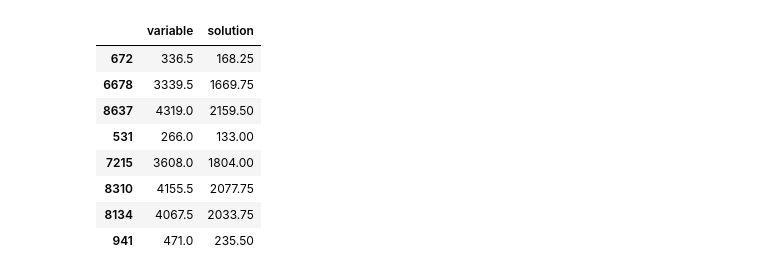
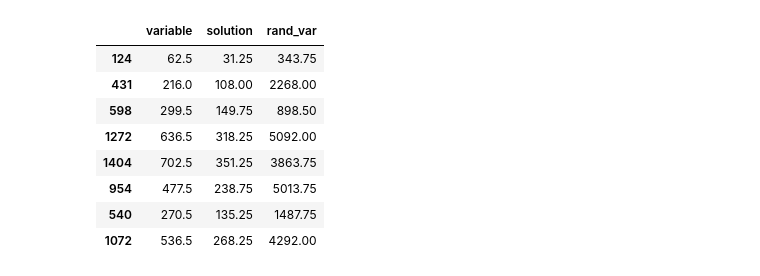
Before and after one commit to wonderbug2020/Synthetic_Data_Creation, a Jupyter notebook: Simple_Linear.ipynb, the cells around one changed output. Saved outputs shown, nothing was run; the diff lists cells and outputs as text; code cells hidden in the pictures.

Commit message:
first randomization attempted

```diff
--- a/Simple_Linear.ipynb
+++ b/Simple_Linear.ipynb
@@ -3,26 +4,30 @@ import pandas as pd
 # %%
 x=[]
 y=[]
+rand_var=[]
 x_base=.5
 y_base=.25
-data_points=10000
+mult = [25,20,20,15,15,15,10,10,10,10,5,5,5,5,0,0
+        ,0,0,5,5,5,5,10,10,10,10,15,15,15,20,20,25]
+data_points=1500
 for point in range(data_points):
     x.append((point+1)*x_base)
     y.append((point+1)*y_base)
+    rand_var.append(((point+1)*y_base)*(1+random.choice(mult)))
 # %%
-dict = {'variable':x,'solution':y}
+dict = {'variable':x,'solution':y,'rand_var':rand_var}
 sim_lin=pd.DataFrame(dict)
 sim_lin.sample(8)
 # %% [output]
-|  | variable | solution |
-| 672 | 336.5 | 168.25 |
-| 6678 | 3339.5 | 1669.75 |
-| 8637 | 4319.0 | 2159.50 |
-| 531 | 266.0 | 133.00 |
-| 7215 | 3608.0 | 1804.00 |
-| 8310 | 4155.5 | 2077.75 |
-| 8134 | 4067.5 | 2033.75 |
-| 941 | 471.0 | 235.50 |
+|  | variable | solution | rand_var |
+| 124 | 62.5 | 31.25 | 343.75 |
+| 431 | 216.0 | 108.00 | 2268.00 |
+| 598 | 299.5 | 149.75 | 898.50 |
+| 1272 | 636.5 | 318.25 | 5092.00 |
+| 1404 | 702.5 | 351.25 | 3863.75 |
+| 954 | 477.5 | 238.75 | 5013.75 |
+| 540 | 270.5 | 135.25 | 1487.75 |
+| 1072 | 536.5 | 268.25 | 4292.00 |
 # %%
 sim_lin.plot.scatter(x='variable', y='solution')
 # %% [output]
```
Also changed, not shown: parts of 3 cells of this notebook.
